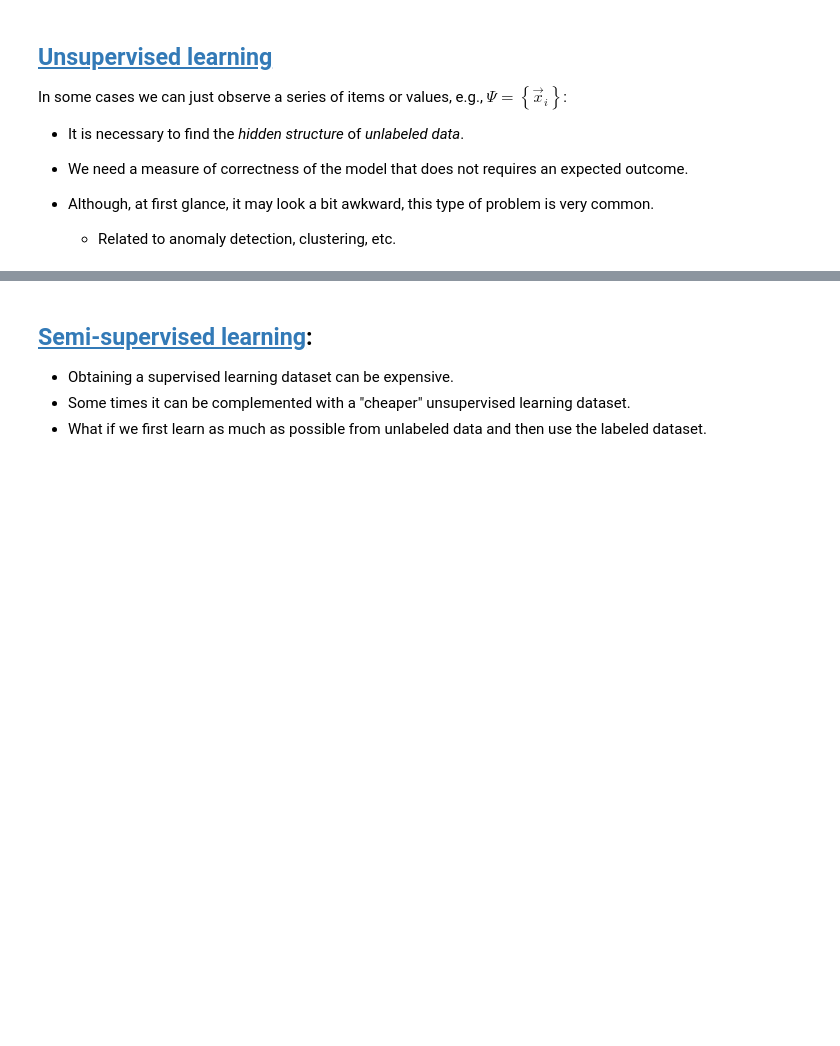
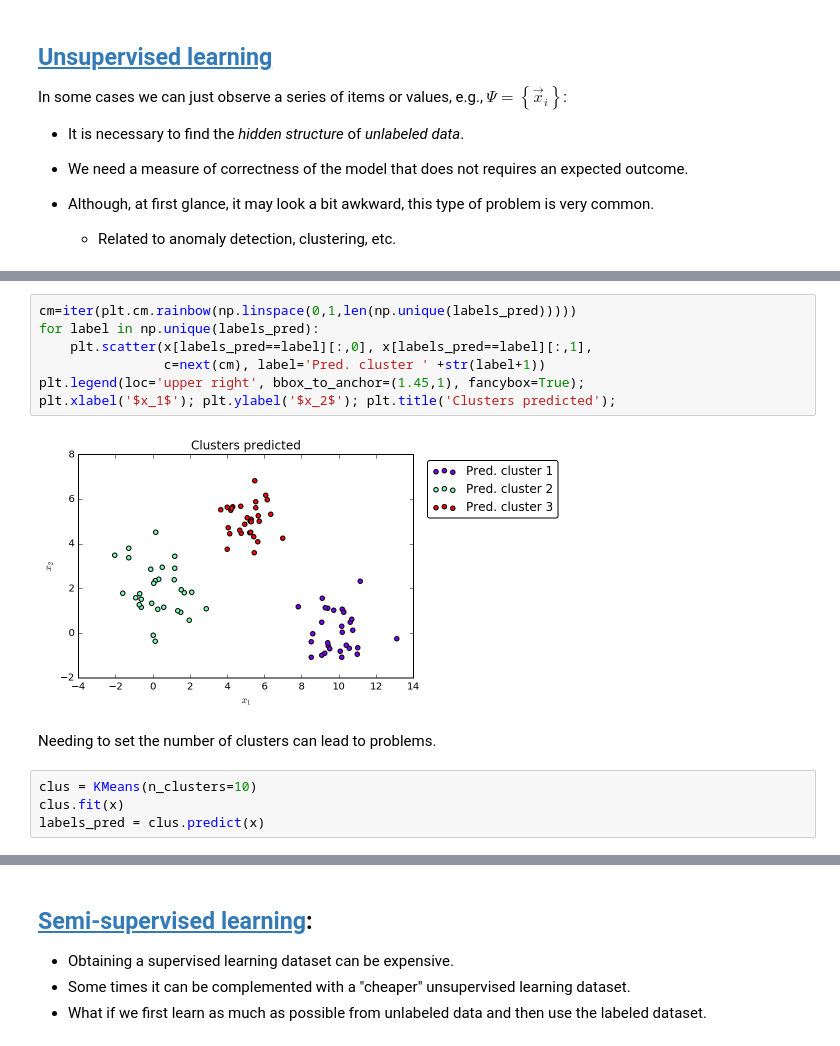
Before and after one commit to lmarti/machine-learning, a Jupyter notebook: 01. Introduction.ipynb, the cells around one changed output, grey strips where cells are left out. Saved outputs shown, nothing was run; the diff lists cells and outputs as text; blank space fills up the shorter version.

```diff
--- a/01. Introduction.ipynb
+++ b/01. Introduction.ipynb
@@ -220,0 +264,15 @@ In some cases we can just observe a series of items or values, e.g., $\Psi=\left
+# %%
+cm=iter(plt.cm.rainbow(np.linspace(0,1,len(np.unique(labels_pred)))))
+for label in np.unique(labels_pred):
+    plt.scatter(x[labels_pred==label][:,0], x[labels_pred==label][:,1],
+                c=next(cm), label='Pred. cluster ' +str(label+1))
+plt.legend(loc='upper right', bbox_to_anchor=(1.45,1), fancybox=True);
+plt.xlabel('$x_1$'); plt.ylabel('$x_2$'); plt.title('Clusters predicted');
+# %% [output]
+[figure, added]
+# %% [markdown]
+Needing to set the number of clusters can lead to problems.
+# %%
+clus = KMeans(n_clusters=10)
+clus.fit(x)
+labels_pred = clus.predict(x)
```
Also changed, not shown: parts of 17 cells of this notebook, 1 other file.
